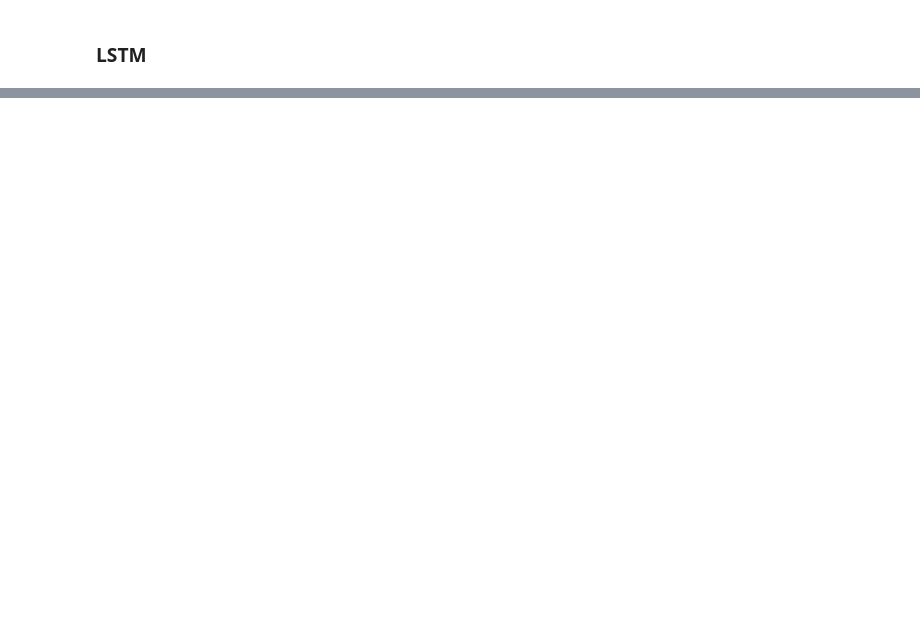
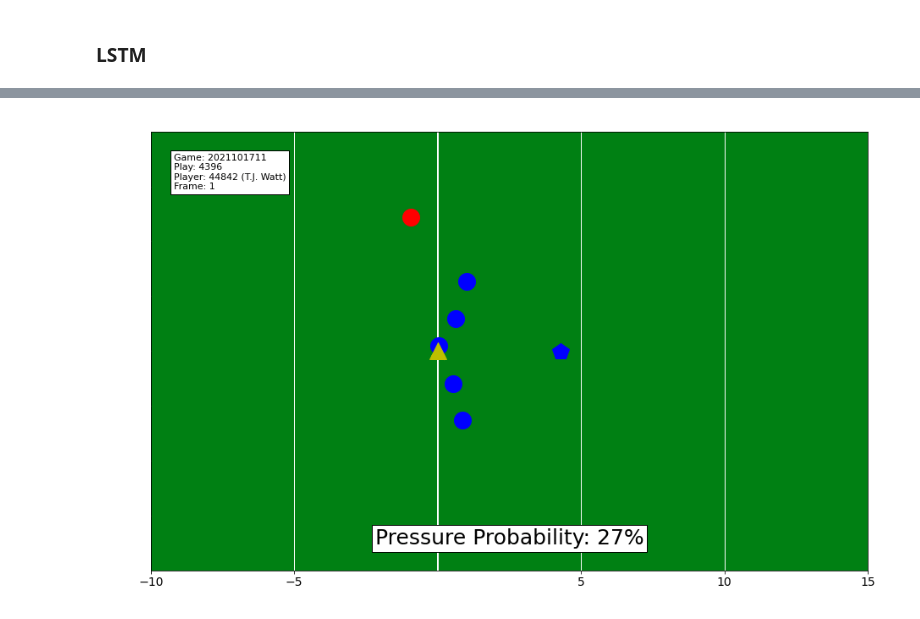
Before and after one commit to jskaza/nfl-big-data-bowl-2023, a Jupyter notebook: pressure_probability_models.ipynb, the cells around one changed output, grey strips where cells are left out. Cells and saved outputs as stored; diff of their text form; code cells hidden in the pictures; blank space fills up the shorter version.

```diff
--- a/pressure_probability_models.ipynb
+++ b/pressure_probability_models.ipynb
@@ -230,0 +434,2 @@ Epoch 6/50
+# %%
+watt_rush2, watt_probs2 = make_probs(df, mod2, 2021101711, 4396, 44842)
@@ -230,0 +438,4 @@ Epoch 6/50
+# %%
+path_plot(watt_rush2, watt_probs2, 2021101711, 4396, 44842, "T.J. Watt")
+# %% [output]
+[figure, added]
```
Also changed, not shown: parts of 25 cells of this notebook, 1 other file.
